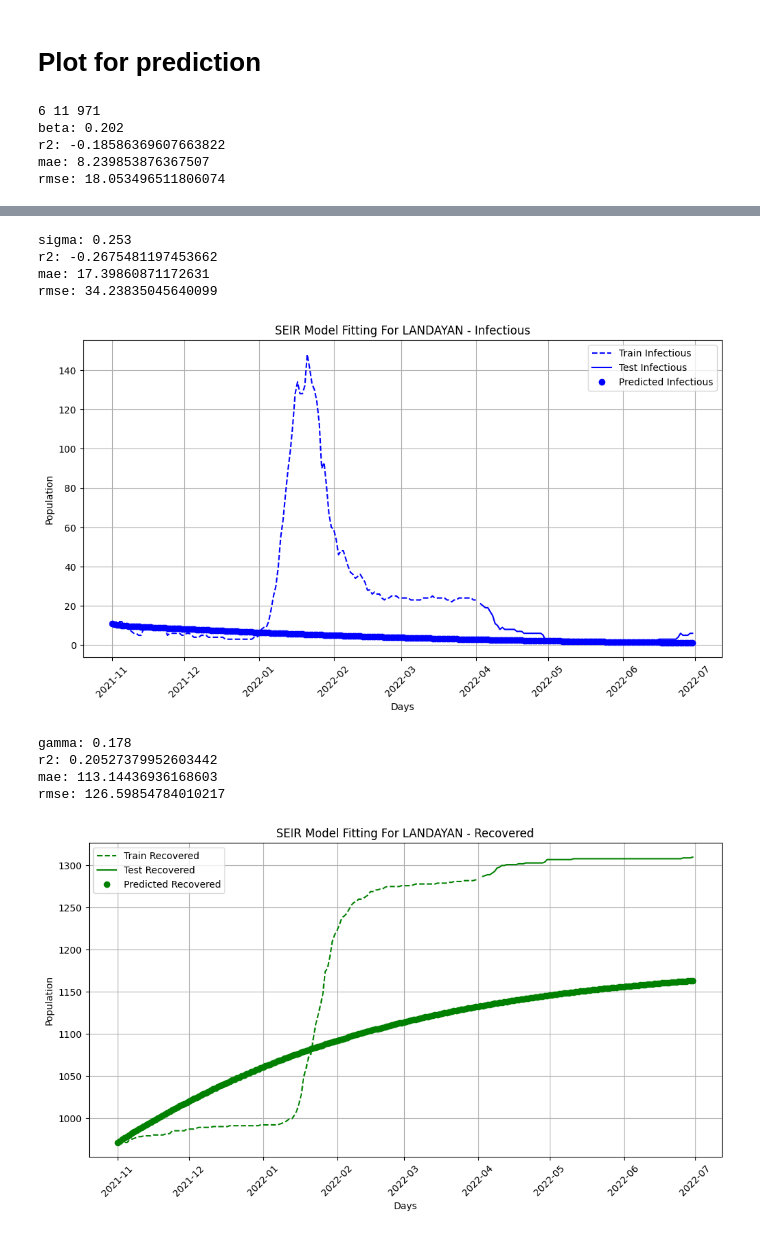
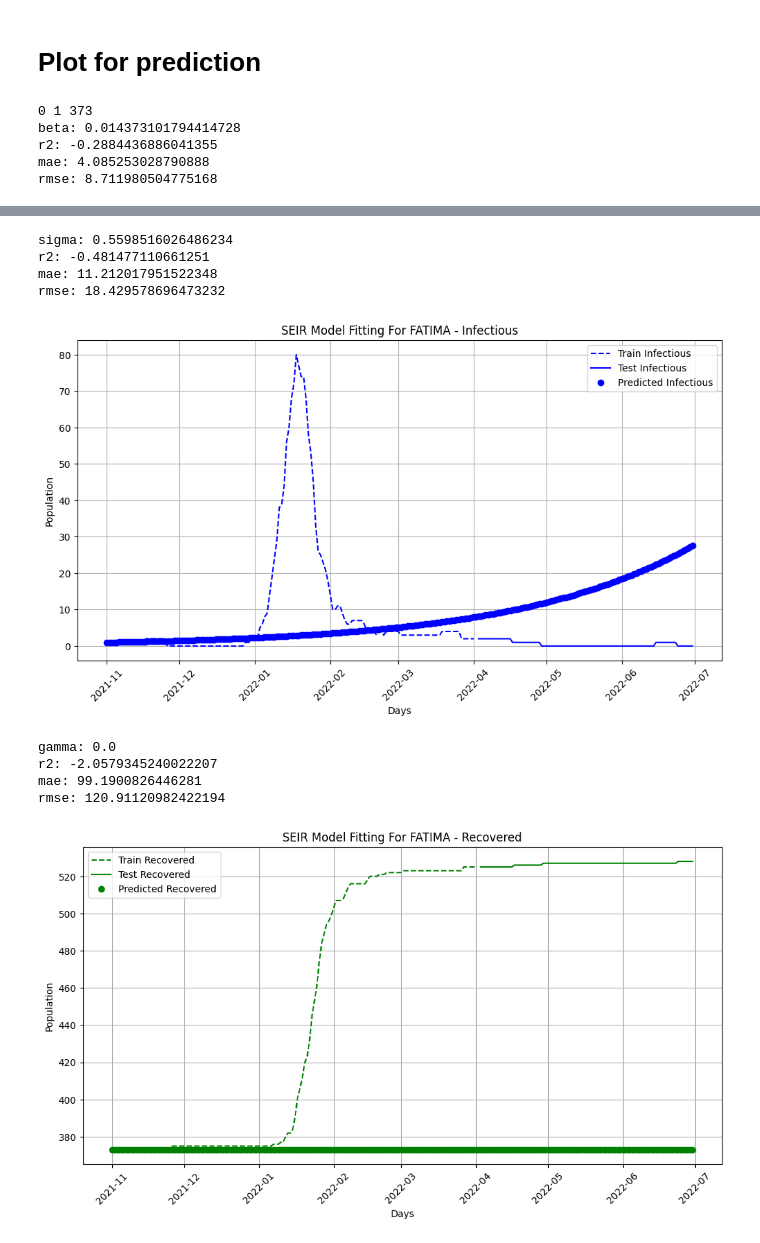
Before and after one commit to j-r-myG/SEIR_Modelling, a Jupyter notebook: sim_anneal_v2.ipynb, the cells around one changed output, grey strips where cells are left out. Saved outputs shown, nothing was run; the diff lists cells and outputs as text; code cells hidden in the pictures.

```diff
--- a/sim_anneal_v2.ipynb
+++ b/sim_anneal_v2.ipynb
@@ -142,21 +142,20 @@ def objective_function(params, observed_data, initial_conditions, time_points, n
     # Calculate metrics for Infectious compartment
     mae = mean_absolute_error(observed_I, predicted_I)
     rmse = np.sqrt(mean_squared_error(observed_I, predicted_I))
+    mse = mean_squared_error(observed_I, predicted_I)
 
     # Normalize metrics
     mae_normalized = mae / np.max(observed_I)  # Scale by max value
     rmse_normalized = rmse / np.max(observed_I)  # Scale by max value
 
     # Weighted average for Infectious compartment
-    combined_metric = (0.5 * mae_normalized) + (0.5 * rmse_normalized)
+    combined_metric = (0.3 * mae_normalized) + (0.7 * rmse_normalized)
 
-    # Combine metrics (since only Infectious is considered)
-    total_metric = combined_metric
     # For logging purposes
     total_mae = mae
     total_rmse = rmse
 
-    return total_metric, total_mae, total_rmse
+    return mse, total_mae, total_rmse
 
 
 # Simulated Annealing for SEIR parameter tuning
@@ -202,7 +201,7 @@ def simulated_annealing_seir(observed_data, initial_conditions, time_points, tem
 # %% [markdown]
 # Run Sim Anneal
 # %%
-brgy_name = "LANDAYAN"
+brgy_name = "FATIMA"
 main_df: pd.DataFrame = load_df("CITY_OF_SAN_PEDRO_processed.csv")
 main_observed: pd.DataFrame = load_observed(main_df, brgy_name) # Change to check for other Brgys.
 
@@ -264,19 +263,17 @@ best rmse: 8.528
 # %%
 '''
 Final Temp = 1.0100942081198105
-Best Cost = 0.205
+Best Cost = 0.177
 
 Prameters:
-beta: 0.389
-sigma: 1.000
-gamma:0.361
+beta: 0.014
+sigma: 0.560
+gamma:0.000
 
 Metrics:
-best mae: 4.175
-best rmse: 8.528
+best mae: 8.786
+best rmse: 19.497
 '''
-
-o_beta, o_sigma, o_gamma = 0.202, 0.253, 0.178 # from best params
 
 observed_main = df_observed_data.copy()
 observed_test = df_observed_data.copy() # maybe change to test data
@@ -370,8 +367,8 @@ plt.title(f'SEIR Model Fitting For {brgy_name} - Recovered')
 plt.grid(True)
 plt.show()
 # %% [output]
-6 11 971
-beta: 0.202
-r2: -0.18586369607663822
-mae: 8.239853876367507
-rmse: 18.053496511806074
+0 1 373
+beta: 0.014373101794414728
+r2: -0.2884436886041355
+mae: 4.085253028790888
+rmse: 8.711980504775168
@@ -379,13 +376,13 @@ rmse: 18.053496511806074
-sigma: 0.253
-r2: -0.2675481197453662
-mae: 17.39860871172631
-rmse: 34.23835045640099
+sigma: 0.5598516026486234
+r2: -0.481477110661251
+mae: 11.212017951522348
+rmse: 18.429578696473232
-[figure, old version]
+[figure, new version]
-gamma: 0.178
-r2: 0.20527379952603442
-mae: 113.14436936168603
-rmse: 126.59854784010217
+gamma: 0.0
+r2: -2.0579345240022207
+mae: 99.1900826446281
+rmse: 120.91120982422194
-[figure, old version]
+[figure, new version]
 # %%
 rec_max = df_observed_data[df_observed_data['count_Recovered']==df_observed_data['count_Recovered']].max()
 print(rec_max)
```
Also changed, not shown: parts of 3 cells of this notebook, 1 other file.
